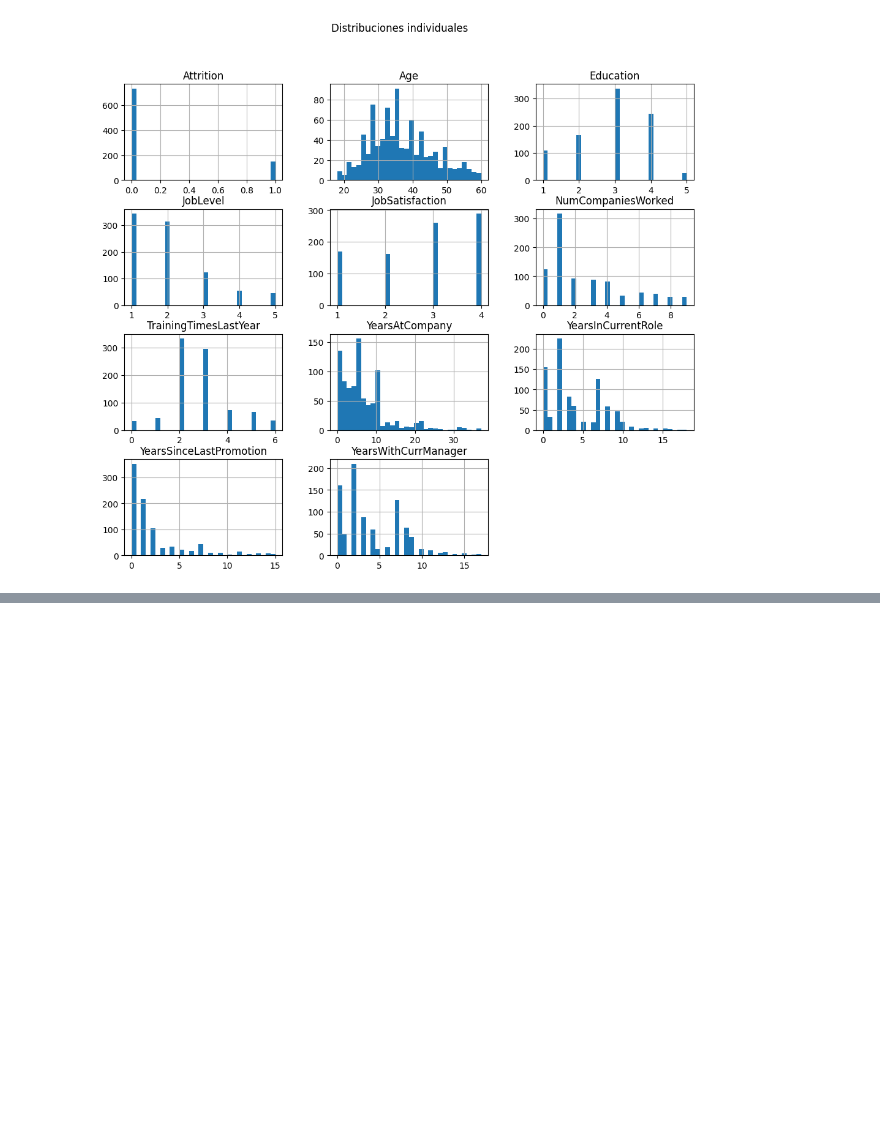
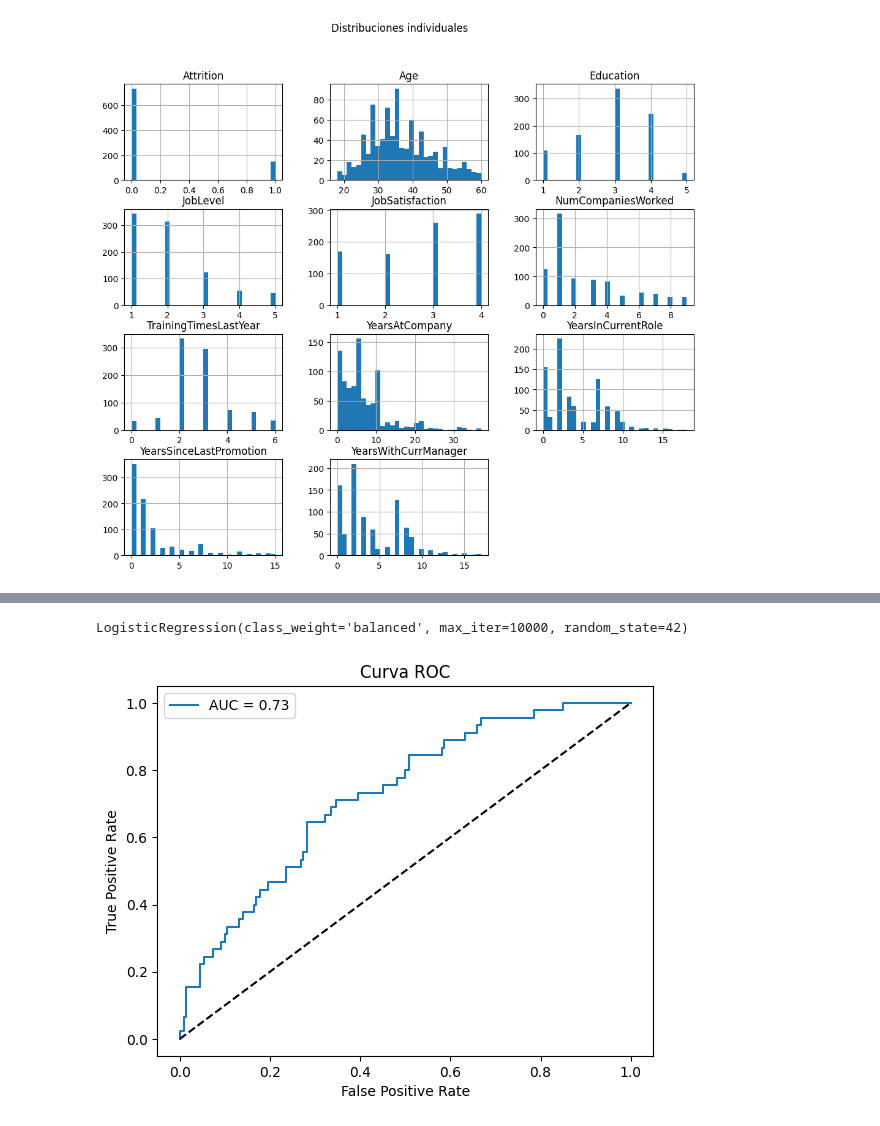
Before and after one commit to Axneitor/Trabajo_Final_MetodosAprendizaje, a Jupyter notebook: main.ipynb, the cells around one changed output, grey strips where cells are left out. Cells and saved outputs as stored; diff of their text form; code cells hidden in the pictures; blank space fills up the shorter version.

```diff
--- a/main.ipynb
+++ b/main.ipynb
@@ -209,0 +347,6 @@ Silhouette Score K-Means: 0.5078750488244692
+# %%
+from sklearn.linear_model import LogisticRegression
+reg_log = LogisticRegression(max_iter = 1000,random_state = 42, class_weight='balanced')
+reg_log.fit(x_train_res,y_train_res)
+# %% [output]
+LogisticRegression(class_weight='balanced', max_iter=10000, random_state=42)
@@ -209,0 +355,15 @@ Silhouette Score K-Means: 0.5078750488244692
+# %%
+y_prob = reg_log.predict_proba(X_test)[:, 1]
+fpr, tpr, _ = roc_curve(y_test, y_prob)
+roc_auc = auc(fpr, tpr)
+
+plt.figure()
+plt.plot(fpr, tpr, label=f'AUC = {roc_auc:.2f}')
+plt.plot([0, 1], [0, 1], 'k--')
+plt.xlabel("False Positive Rate")
+plt.ylabel("True Positive Rate")
+plt.title("Curva ROC")
+plt.legend()
+plt.show()
+# %% [output]
+[figure, added]
```
Also changed, not shown: parts of 27 cells of this notebook.
